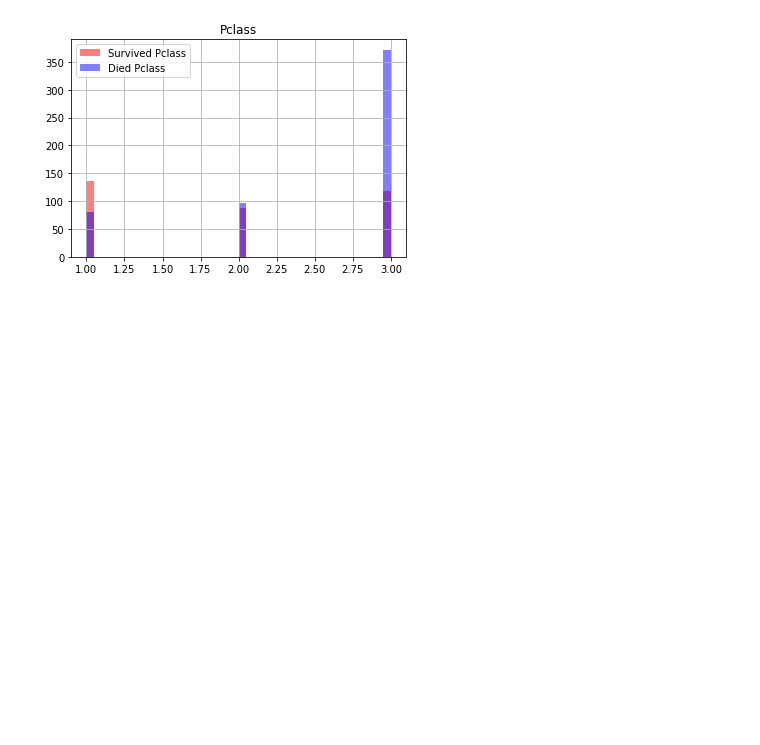
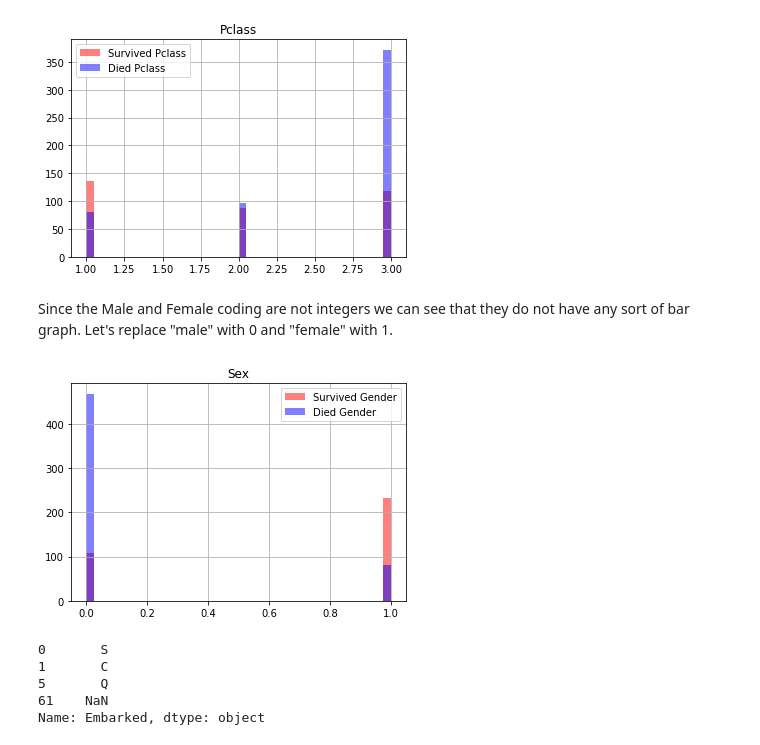
Before and after one commit to tmullen93/TitanicKaggle, a Jupyter notebook: Models/GetToKnowData.ipynb, the cells around one changed output. Drawn from its saved outputs; the diff is of its cells as text; code cells hidden in the pictures; blank space fills up the shorter version.

```diff
--- a/Models/GetToKnowData.ipynb
+++ b/Models/GetToKnowData.ipynb
@@ -58,3 +58,5 @@ plt.legend()
 plt.show()
 # %% [output]
 [figure]
+# %% [markdown]
+Since the Male and Female coding are not integers we can see that they do not have any sort of bar graph. Let's replace "male" with 0 and "female" with 1.
@@ -60,0 +66,22 @@ plt.show()
+# %%
+X_s['Sex'] = X_s['Sex'].replace('male',0).copy()
+X_s['Sex'] = X_s['Sex'].replace('female',1).copy()
+X_d['Sex'] = X_d['Sex'].replace('male',0).copy()
+X_d['Sex'] = X_d['Sex'].replace('female',1).copy()
+# %%
+ax1=plt.subplot(1,1,1)
+X_s.hist(column="Sex",bins=40, ax=ax1, label="Survived Gender", color="red", alpha=0.5)
+X_d.hist(column="Sex",bins=40,ax=ax1, label="Died Gender",color="blue", alpha=0.5)
+plt.legend()
+plt.show()
+# %% [output]
+[figure, added]
+# %%
+emb_vals=X['Embarked'].drop_duplicates()
+print(emb_vals)
+# %% [output]
+0       S
+1       C
+5       Q
+61    NaN
+Name: Embarked, dtype: object
```
Also changed, not shown: parts of 12 cells of this notebook.
